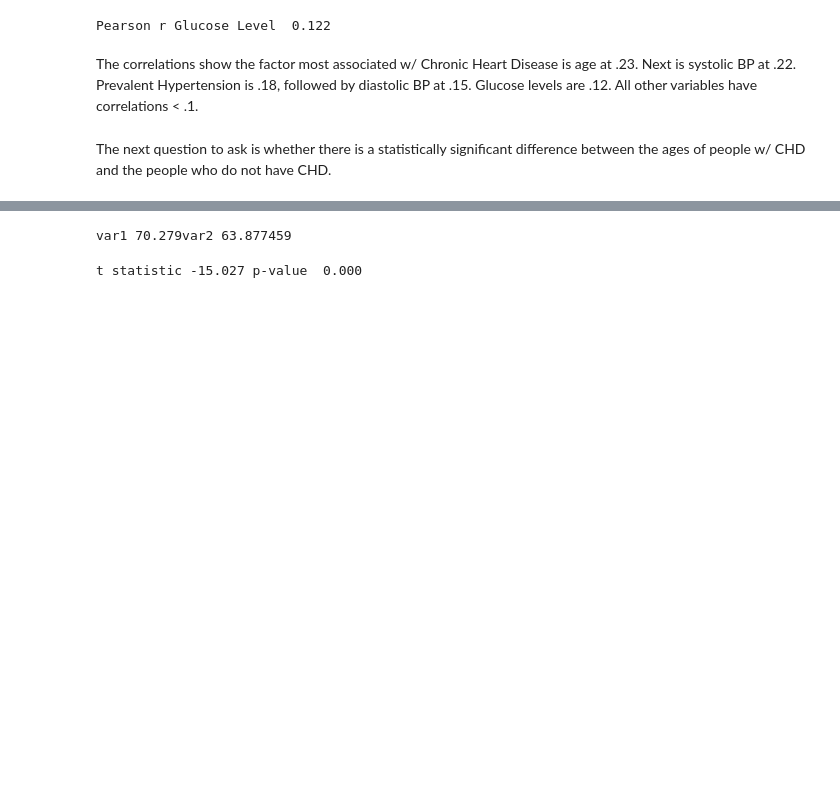
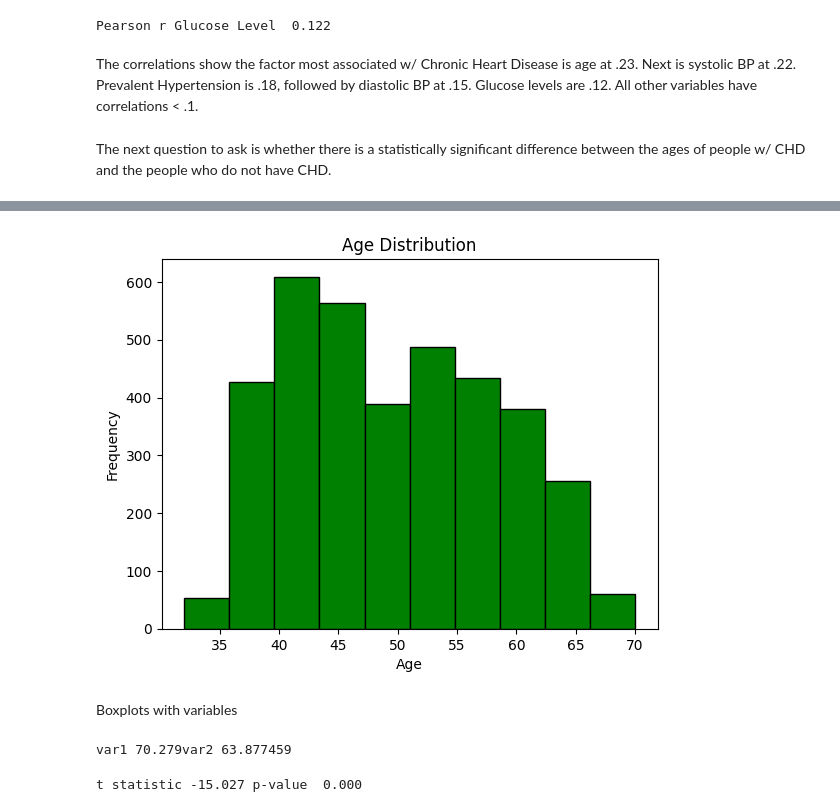
Before and after one commit to berkleysayaka/Final-project-Data-201, a Jupyter notebook: Final_project_Data_201_Kaggle_Heart_Disease_Prediction_after_mtg_(1).ipynb, the cells around one changed output, grey strips where cells are left out. Saved outputs shown, nothing was run; the diff lists cells and outputs as text; code cells hidden in the pictures; blank space fills up the shorter version.

```diff
--- a/Final_project_Data_201_Kaggle_Heart_Disease_Prediction_after_mtg_(1).ipynb
+++ b/Final_project_Data_201_Kaggle_Heart_Disease_Prediction_after_mtg_(1).ipynb
@@ -189,3 +210,13 @@ The `errwidth` parameter is deprecated. And will be removed in v0.15.0. Pass `er
+# %%
+plt.hist(df['age'], bins=10, edgecolor='black', color='green')
+plt.title('Age Distribution')
+plt.xlabel('Age')
+plt.ylabel('Frequency')
+plt.show()
+# %% [output]
+[figure, added]
+# %% [markdown]
+Boxplots with variables
 # %%
 group0 = Project3['TenYearCHD'] == 0
 group1 = Project3['TenYearCHD'] == 1
```
Also changed, not shown: parts of 32 cells of this notebook.
